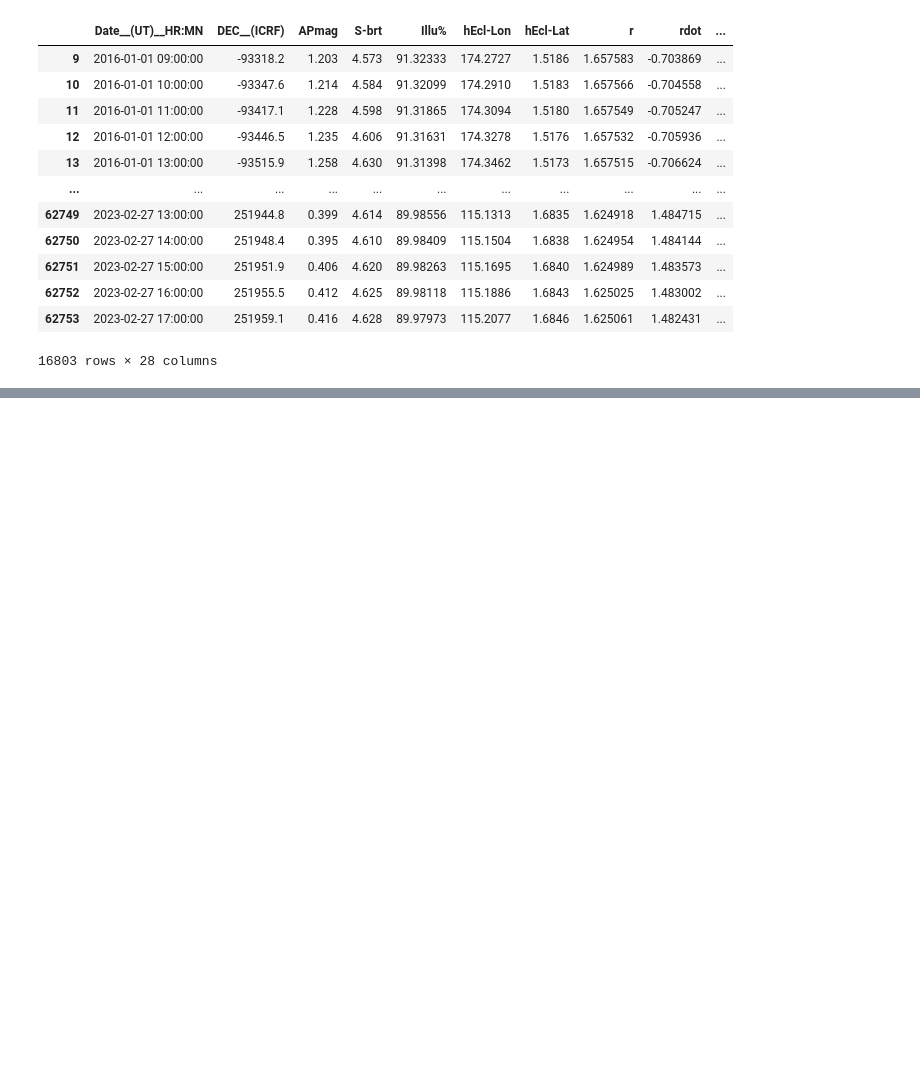
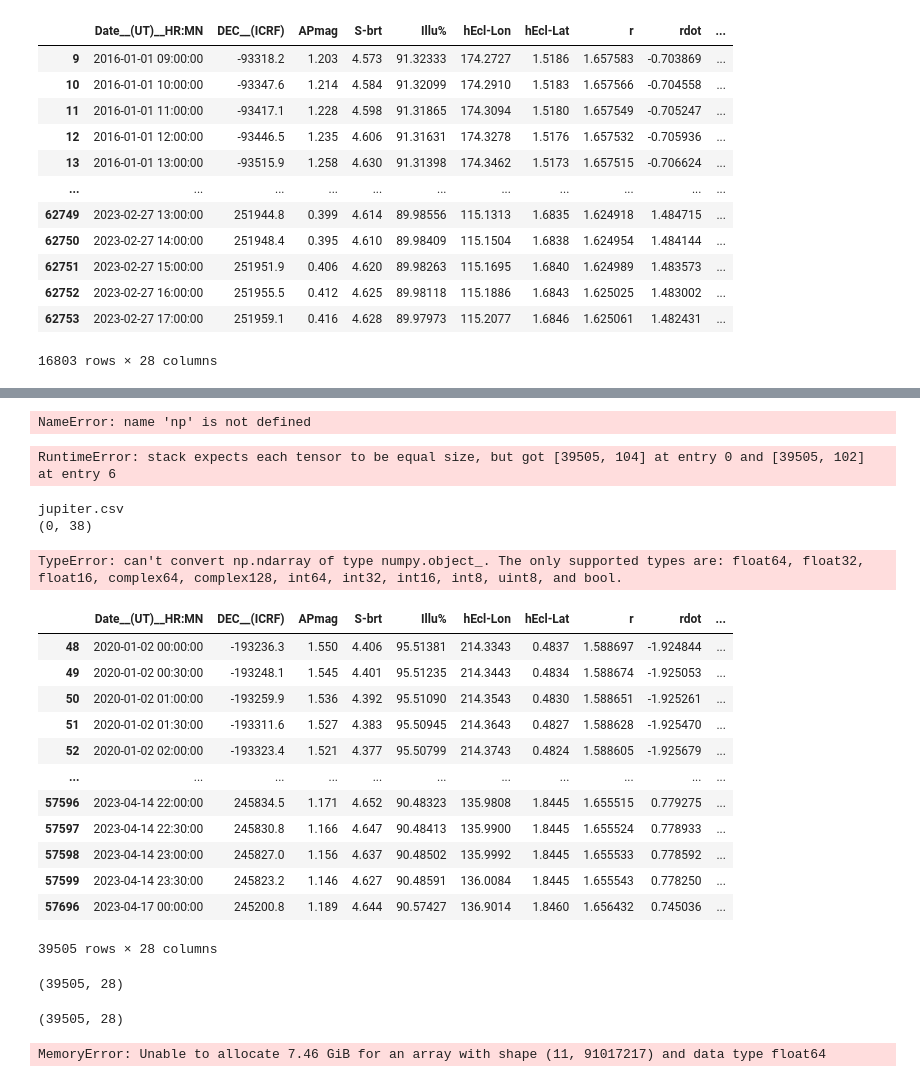
Before and after one commit to makibrte/finance-team, a Jupyter notebook: notebooks/alexNote.ipynb, the cells around one changed output, grey strips where cells are left out. Saved outputs shown, nothing was run; the diff lists cells and outputs as text; code cells hidden in the pictures; blank space fills up the shorter version.

```diff
--- a/notebooks/alexNote.ipynb
+++ b/notebooks/alexNote.ipynb
@@ -353,0 +419,76 @@ stock_1 = pd.read_csv('stocks/')
+# %%
+result = np.zeros(7)
+# %% [output]
+NameError: name 'np' is not defined
+# %%
+torch.stack(tensor_list)
+# %% [output]
+RuntimeError: stack expects each tensor to be equal size, but got [39505, 104] at entry 0 and [39505, 102] at entry 6
+# %%
+import torch
+import pandas as pd
+import os
+from tqdm import tqdm
+
+tensor_list = []
+
+for x, file in tqdm(enumerate(os.listdir(file_path_export))):
+    df = pd.read_csv('{}{}'.format(file_path_export,file), ).dropna(axis = 0)
+    print(file)
+    print(df.shape)
+
+    # create a new DataFrame with 100 columns of all zeros
+    dummy_df = pd.DataFrame(np.zeros((df.shape[0], 78)), index=df.index)
+
+    # set column names for the dummy DataFrame
+    dummy_df.columns = ['dummy_' + str(i) for i in range(78)]
+
+    # concatenate the dummy DataFrame with the original DataFrame
+    df = pd.concat([df, dummy_df], axis = 1)
+
+    tens = torch.tensor(df.values)
+    tensor_list.append(tens)
+    print(tens.shape)
+# %% [output]
+jupiter.csv
+(0, 38)
+TypeError: can't convert np.ndarray of type numpy.object_. The only supported types are: float64, float32, float16, complex64, complex128, int64, int32, int16, int8, uint8, and bool.
+# %%
+df_merged
+# %% [output]
+|  | Date__(UT)__HR:MN | DEC__(ICRF) | APmag | S-brt | Illu% | hEcl-Lon | hEcl-Lat | r | rdot | ... |
+| 48 | 2020-01-02 00:00:00 | -193236.3 | 1.550 | 4.406 | 95.51381 | 214.3343 | 0.4837 | 1.588697 | -1.924844 | ... |
+| 49 | 2020-01-02 00:30:00 | -193248.1 | 1.545 | 4.401 | 95.51235 | 214.3443 | 0.4834 | 1.588674 | -1.925053 | ... |
+| 50 | 2020-01-02 01:00:00 | -193259.9 | 1.536 | 4.392 | 95.51090 | 214.3543 | 0.4830 | 1.588651 | -1.925261 | ... |
+| 51 | 2020-01-02 01:30:00 | -193311.6 | 1.527 | 4.383 | 95.50945 | 214.3643 | 0.4827 | 1.588628 | -1.925470 | ... |
+| 52 | 2020-01-02 02:00:00 | -193323.4 | 1.521 | 4.377 | 95.50799 | 214.3743 | 0.4824 | 1.588605 | -1.925679 | ... |
+| ... | ... | ... | ... | ... | ... | ... | ... | ... | ... | ... |
+| 57596 | 2023-04-14 22:00:00 | 245834.5 | 1.171 | 4.652 | 90.48323 | 135.9808 | 1.8445 | 1.655515 | 0.779275 | ... |
+| 57597 | 2023-04-14 22:30:00 | 245830.8 | 1.166 | 4.647 | 90.48413 | 135.9900 | 1.8445 | 1.655524 | 0.778933 | ... |
+| 57598 | 2023-04-14 23:00:00 | 245827.0 | 1.156 | 4.637 | 90.48502 | 135.9992 | 1.8445 | 1.655533 | 0.778592 | ... |
+| 57599 | 2023-04-14 23:30:00 | 245823.2 | 1.146 | 4.627 | 90.48591 | 136.0084 | 1.8445 | 1.655543 | 0.778250 | ... |
+| 57696 | 2023-04-17 00:00:00 | 245200.8 | 1.189 | 4.644 | 90.57427 | 136.9014 | 1.8460 | 1.656432 | 0.745036 | ... |
+39505 rows × 28 columns
+# %%
+import pandas as pd
+import os
+from tqdm import tqdm
+
+
+dfs_merged = pd.DataFrame()
+
+# loop through each file in the directory
+for n, file in tqdm(enumerate(os.listdir(file_path_export))):
+    # read the CSV file into a DataFrame
+    df_merged = tr.read_csv_transform(file_path_export+file, '')
+    # append the DataFrame to the list
+    if n == 0:
+        dfs_merged = df_merged
+    else:
+
+        dfs_merged = dfs_merged.merge(df_merged,on=['date'])
+    print(df_merged.shape)
+# %% [output]
+(39505, 28)
+(39505, 28)
+MemoryError: Unable to allocate 7.46 GiB for an array with shape (11, 91017217) and data type float64
```
Also changed, not shown: parts of 22 cells of this notebook, 10 other files.
